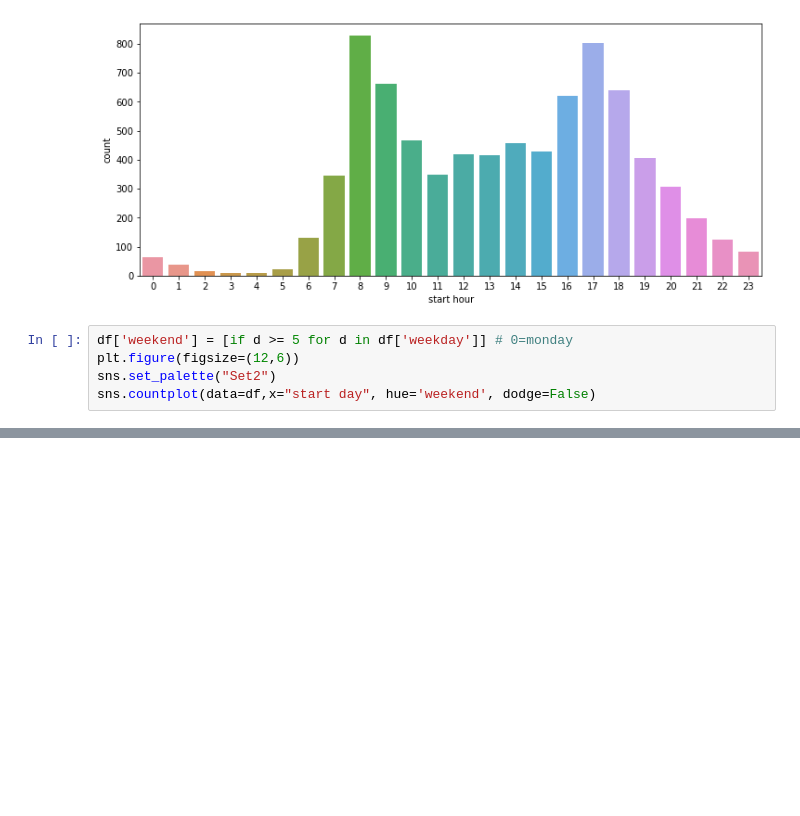
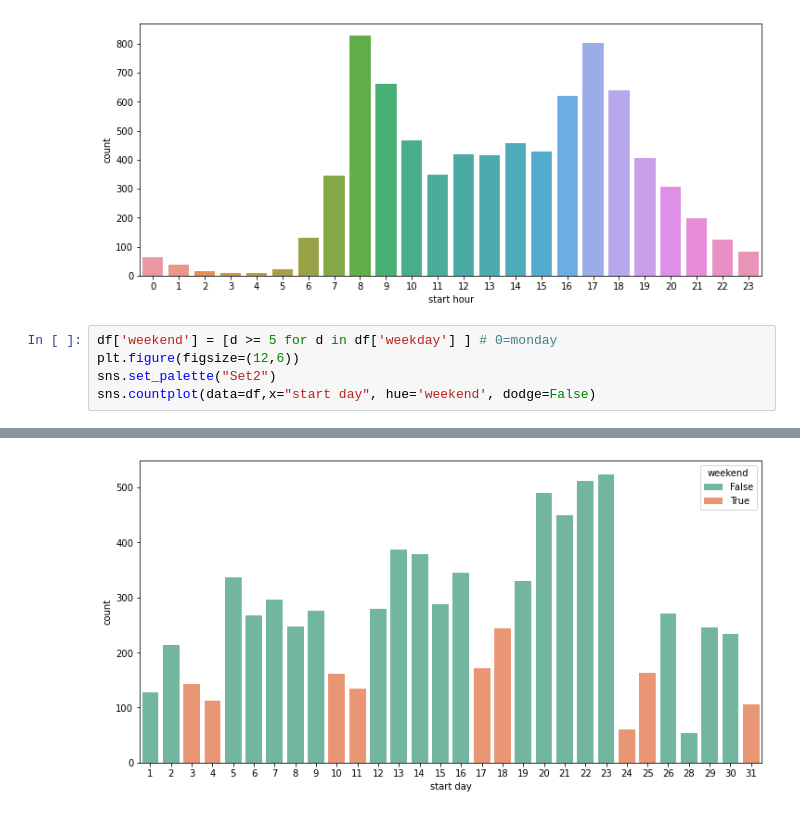
Before and after one commit to eugenepirono/BostonBlueBikesAnalysis, a Jupyter notebook: BlueBikes.ipynb, the cells around one changed output, grey strips where cells are left out. Drawn from its saved outputs; the diff is of its cells as text; blank space fills up the shorter version.

```diff
--- a/BlueBikes.ipynb
+++ b/BlueBikes.ipynb
@@ -92,7 +92,7 @@ sns.countplot(data=df, x="start hour" )
 <AxesSubplot:xlabel='start hour', ylabel='count'>
 [figure]
 # %%
-df['weekend'] = [if d >= 5 for d in df['weekday']] # 0=monday
+df['weekend'] = [d >= 5 for d in df['weekday'] ] # 0=monday
 plt.figure(figsize=(12,6))
 sns.set_palette("Set2")
 sns.countplot(data=df,x="start day", hue='weekend', dodge=False)
@@ -100,0 +101 @@ SyntaxError: invalid syntax (<ipython-input-35-509d98c9b63f>, line 1)
+[figure, added]
```
Also changed, not shown: parts of 2 cells of this notebook.
